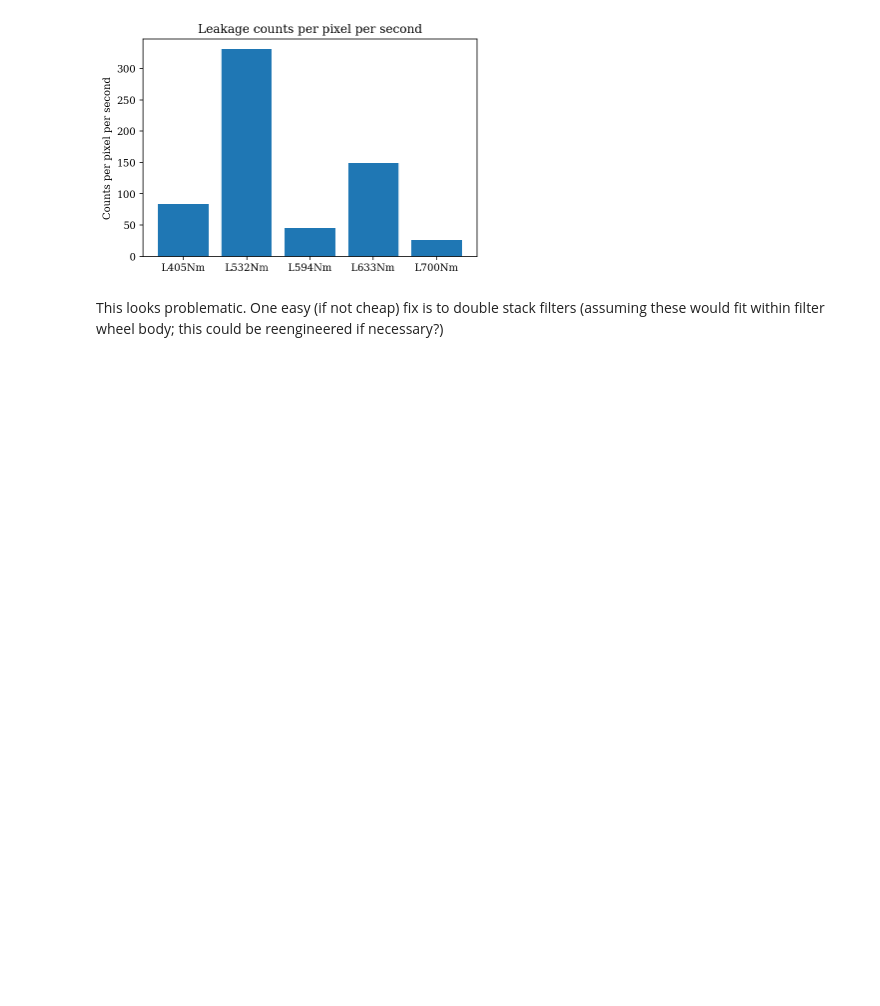
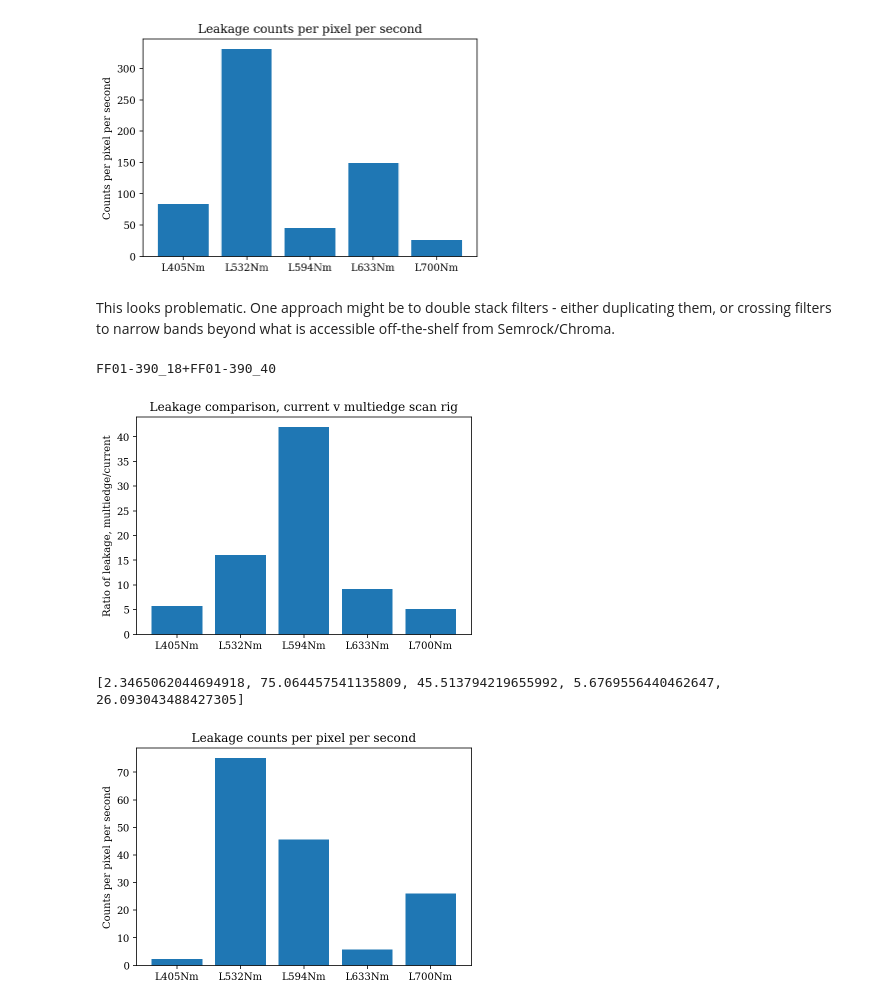
Before and after one commit to dougkelly88/DyeAndFilterCharacterisation, a Jupyter notebook: Broadband source with multiedge dichroic.ipynb, the cells around one changed output. Saved outputs shown, nothing was run; the diff lists cells and outputs as text; code cells hidden in the pictures; blank space fills up the shorter version.

Commit message:
Clean up debugging in interference filter definitions and utils, and demonstrate use of stacking non-matching filters in Broadband source document

```diff
--- a/Broadband source with multiedge dichroic.ipynb
+++ b/Broadband source with multiedge dichroic.ipynb
@@ -312,5 +312,59 @@ plt.show()
 # %% [output]
 [83.797562271464869, 330.70681081923465, 45.513794219655992, 148.87336239792208, 26.093043488427305]
 [figure]
-# %% [markdown]
-This looks problematic. One easy (if not cheap) fix is to double stack filters (assuming these would fit within filter wheel body; this could be reengineered if necessary?)
+# %% [markdown]
+This looks problematic. One approach might be to double stack filters - either duplicating them, or crossing filters to narrow bands beyond what is accessible off-the-shelf from Semrock/Chroma.
+# %%
+stacked405ex = InterferenceFilter(['FF01-390_18', 'FF01-390_40'],
+                                  [os.path.join(filtersPath, 'FF01-390_18_Spectrum.txt'),
+                                  os.path.join(filtersPath, 'FF01-390_40_Spectrum.txt')])
+print(stacked405ex.name)
+fc405multiDouble = FilterCube(channel = 'L405Nm',
+                   excitationFilter = stacked405ex,
+                   dichroicFilter = ( 'Semrock multiedge', os.path.join(filtersPath, 'Semrock theoretical multiedge.txt') ),
+                   emissionFilter = ( 'FF01-452_45', os.path.join(filtersPath, 'FF01-452_45_Spectrum.txt') ) )
+
+fc532multiDouble = FilterCube(channel = 'L532Nm',
+                   excitationFilter = ( 'FF01-532_3', os.path.join(filtersPath, 'FF01-532_3_spectrum.txt') ),
+                   dichroicFilter = ( 'Semrock multiedge', os.path.join(filtersPath, 'Semrock theoretical multiedge.txt') ),
+                   emissionFilter = ( 'FF01-562_40', os.path.join(filtersPath, 'FF01-562_40_spectrum.txt') ) ,
+                   doubleStackExcitation = True)
+fc633multiDouble = FilterCube(channel = 'L633Nm',
+                   excitationFilter = ( 'LD01-640_8', os.path.join(filtersPath, 'LD01-640_8_spectrum.txt') ),
+                   dichroicFilter = ( 'Semrock multiedge', os.path.join(filtersPath, 'Semrock theoretical multiedge.txt') ),
+                   emissionFilter = ( 'FF01-679_41', os.path.join(filtersPath, 'FF01-679_41_Spectrum.txt') ) ,
+                   doubleStackExcitation = True)
+
+fc_multiDouble = [fc405multiDouble, fc532multiDouble, fc594multi, fc633multiDouble, fc700multi]
+
+absolute_current_leak = [calcLeakage(sr, fc, objective) for sr, fc in zip(lasers, fc_current)]
+absolute_multiedge_leak = [calcLeakage(sr, fc, objective) for sr, fc in zip(source, fc_multiDouble)]
+leak_ratio = [(ml/cl) for cl, ml in zip(absolute_current_leak, absolute_multiedge_leak)]
+fig4 = plt.figure();
+plt.bar([1, 2, 3, 4, 5],
+        leak_ratio,
+        tick_label=ch_labels,
+        align='center')
+plt.ylabel('Ratio of leakage, multiedge/current')
+plt.title('Leakage comparison, current v multiedge scan rig')
+plt.show()
+
+photon_multiedge_leak = [1E-3 * leak/(h*c/(lsr.centreWavelengthNm * 1E-9)) for leak, lsr in zip(absolute_multiedge_leak, lasers)]
+photons_per_pixel_per_second_multiedge_leak = [lk/(camera.sensorSizeXYPix[0] * camera.sensorSizeXYPix[1])
+                                               for lk in photon_multiedge_leak]
+counts_per_pixel_per_second = [camera.ADUperE * camera.getQEValue(lsr.centreWavelengthNm) * lk
+                               for lk, lsr in zip(photons_per_pixel_per_second_multiedge_leak, lasers)]
+print(counts_per_pixel_per_second)
+fig5 = plt.figure();
+plt.bar([1, 2, 3, 4, 5],
+        counts_per_pixel_per_second,
+        tick_label=ch_labels,
+        align='center')
+plt.ylabel('Counts per pixel per second')
+plt.title('Leakage counts per pixel per second')
+plt.show()
+# %% [output]
+FF01-390_18+FF01-390_40
+[figure, added]
+[2.3465062044694918, 75.064457541135809, 45.513794219655992, 5.6769556440462647, 26.093043488427305]
+[figure, added]
```
Also changed, not shown: parts of 2 cells of this notebook, 2 other files.
